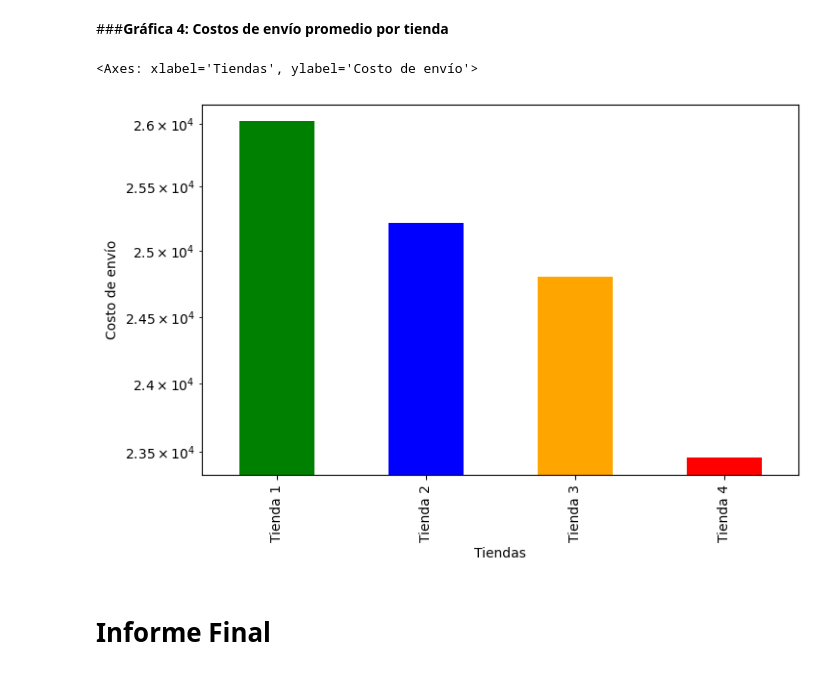
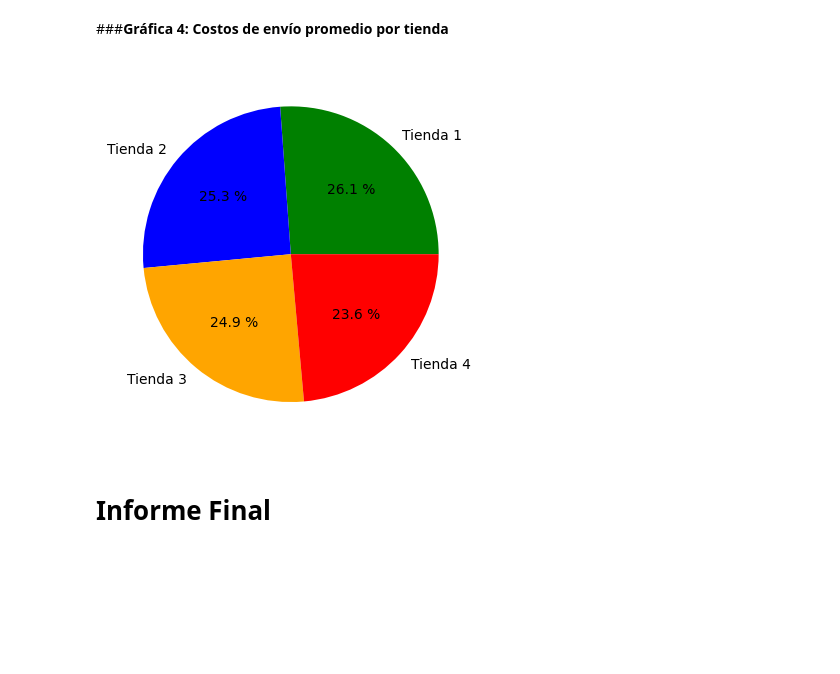
Before and after one commit to DarkLyng/Challenge_Alura_Store, a Jupyter notebook: AluraStoreLatam.ipynb, the cells around one changed output. Saved outputs shown, nothing was run; the diff lists cells and outputs as text; code cells hidden in the pictures; blank space fills up the shorter version.

```diff
--- a/AluraStoreLatam.ipynb
+++ b/AluraStoreLatam.ipynb
@@ -344,12 +346,15 @@ grafica_calif_clientes.plot(kind="bar", x="Tienda", y="Calificación", figsize=(
 # %%
 envio_tiendas = [t1_prom_envio, t2_prom_envio, t3_prom_envio, t4_prom_envio]
 
-grafica_envio_prom = pd.DataFrame({"Tienda": nombres_tiendas, "Costo de envío": envio_tiendas})
-grafica_envio_prom.plot(kind="bar", x="Tienda", y="Costo de envío", figsize=(8, 5), color=["green", "blue", "orange", "red"], legend= False,
-                          xlabel= "Tiendas", ylabel= "Costo de envío", logy=True)
+plt.pie(envio_tiendas, labels= nombres_tiendas, colors= ["green", "blue", "orange", "red"], autopct = "%0.1f %%")
+plt.show()
+
+
+#grafica_envio_prom = pd.DataFrame({"Tienda": nombres_tiendas, "Costo de envío": envio_tiendas})
+#grafica_envio_prom.plot(kind="bar", x="Tienda", y="Costo de envío", figsize=(8, 5), color=["green", "blue", "orange", "red"], legend= False,
+#                         xlabel= "Tiendas", ylabel= "Costo de envío", logy=True)
 # %% [output]
-<Axes: xlabel='Tiendas', ylabel='Costo de envío'>
-[figure, old version]
+[figure, new version]
 # %% [markdown]
 # **Informe Final**
 # %% [markdown]
```
Also changed, not shown: parts of 2 cells of this notebook.
